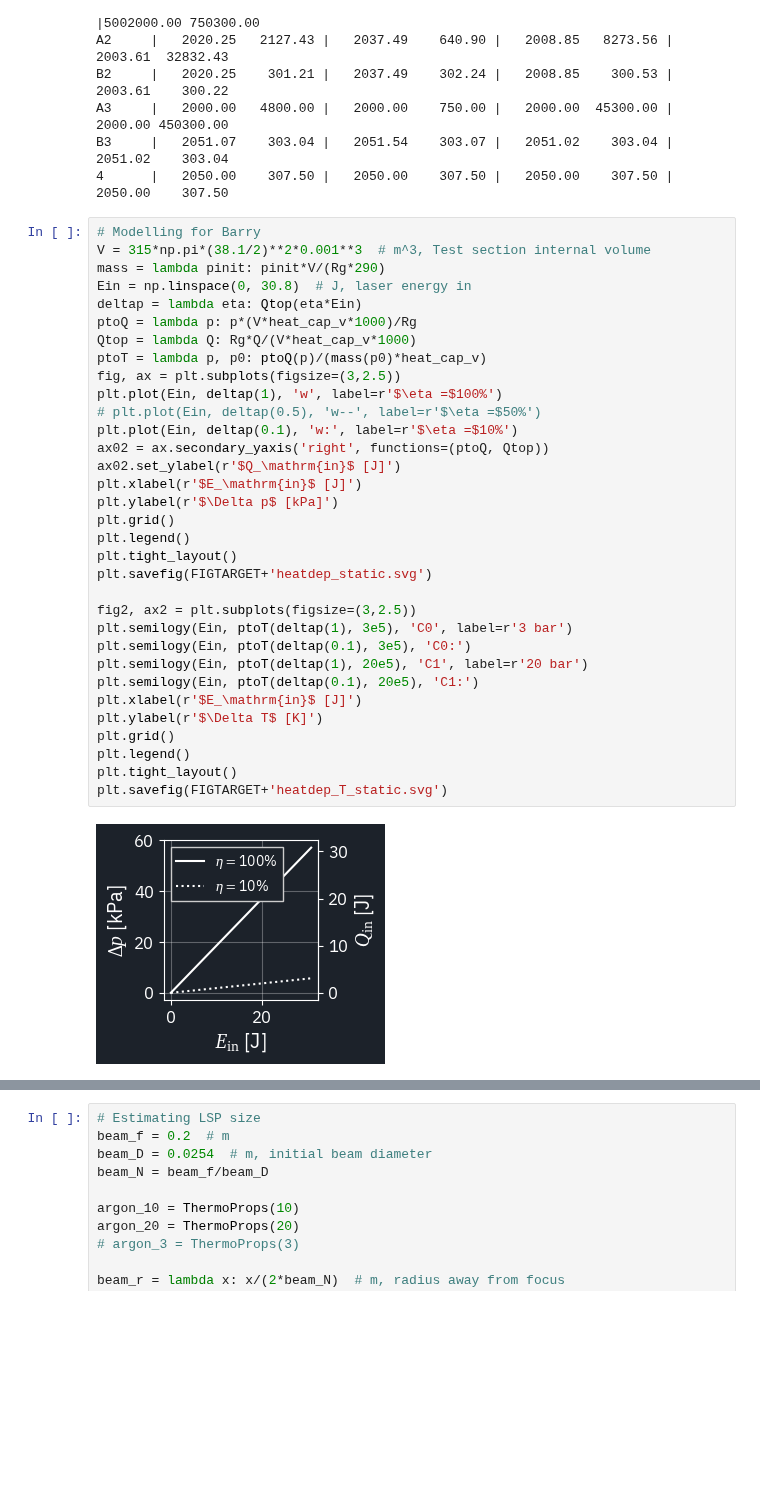
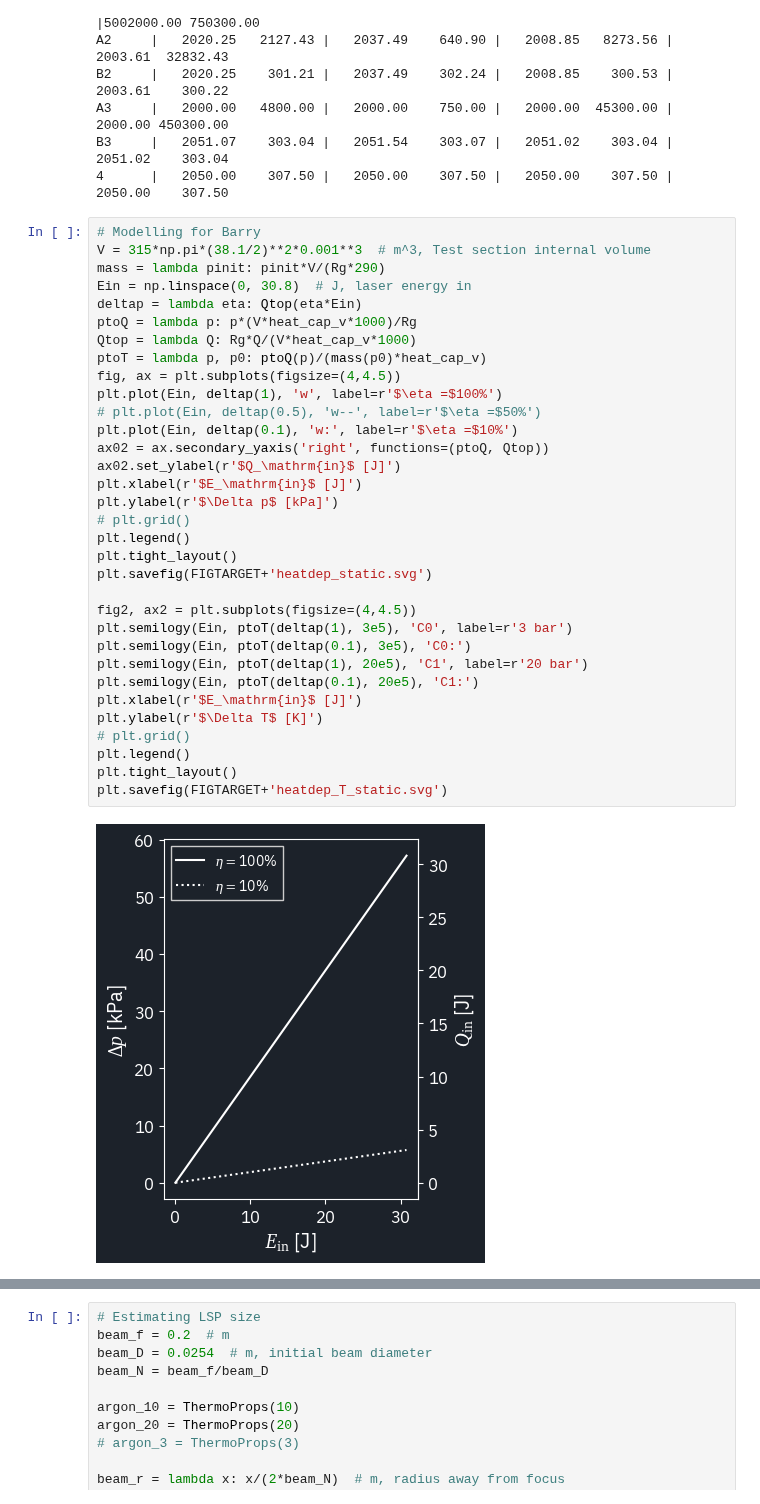
Before and after one commit to eeduplay/MScThesis, a Jupyter notebook: code/heatAdditionModel.ipynb, the cells around one changed output, grey strips where cells are left out. Saved outputs shown, nothing was run; the diff lists cells and outputs as text; blank space fills up the shorter version.

```diff
--- a/code/heatAdditionModel.ipynb
+++ b/code/heatAdditionModel.ipynb
@@ -245,35 +245,35 @@ B3     |   2051.07    303.04 |   2051.54    303.07 |   2051.02    303.04 |   205
 # %%
 # Modelling for Barry
 V = 315*np.pi*(38.1/2)**2*0.001**3  # m^3, Test section internal volume
 mass = lambda pinit: pinit*V/(Rg*290)
 Ein = np.linspace(0, 30.8)  # J, laser energy in
 deltap = lambda eta: Qtop(eta*Ein)
 ptoQ = lambda p: p*(V*heat_cap_v*1000)/Rg
 Qtop = lambda Q: Rg*Q/(V*heat_cap_v*1000)
 ptoT = lambda p, p0: ptoQ(p)/(mass(p0)*heat_cap_v)
-fig, ax = plt.subplots(figsize=(3,2.5))
+fig, ax = plt.subplots(figsize=(4,4.5))
 plt.plot(Ein, deltap(1), 'w', label=r'$\eta =$100%')
 # plt.plot(Ein, deltap(0.5), 'w--', label=r'$\eta =$50%')
 plt.plot(Ein, deltap(0.1), 'w:', label=r'$\eta =$10%')
 ax02 = ax.secondary_yaxis('right', functions=(ptoQ, Qtop))
 ax02.set_ylabel(r'$Q_\mathrm{in}$ [J]')
 plt.xlabel(r'$E_\mathrm{in}$ [J]')
 plt.ylabel(r'$\Delta p$ [kPa]')
-plt.grid()
+# plt.grid()
 plt.legend()
 plt.tight_layout()
 plt.savefig(FIGTARGET+'heatdep_static.svg')
 
-fig2, ax2 = plt.subplots(figsize=(3,2.5))
+fig2, ax2 = plt.subplots(figsize=(4,4.5))
 plt.semilogy(Ein, ptoT(deltap(1), 3e5), 'C0', label=r'3 bar')
 plt.semilogy(Ein, ptoT(deltap(0.1), 3e5), 'C0:')
 plt.semilogy(Ein, ptoT(deltap(1), 20e5), 'C1', label=r'20 bar')
 plt.semilogy(Ein, ptoT(deltap(0.1), 20e5), 'C1:')
 plt.xlabel(r'$E_\mathrm{in}$ [J]')
 plt.ylabel(r'$\Delta T$ [K]')
-plt.grid()
+# plt.grid()
 plt.legend()
 plt.tight_layout()
 plt.savefig(FIGTARGET+'heatdep_T_static.svg')
 # %% [output]
-[figure, old version]
+[figure, new version]
```
Also changed, not shown: parts of 1 cell of this notebook, 1 other file.
